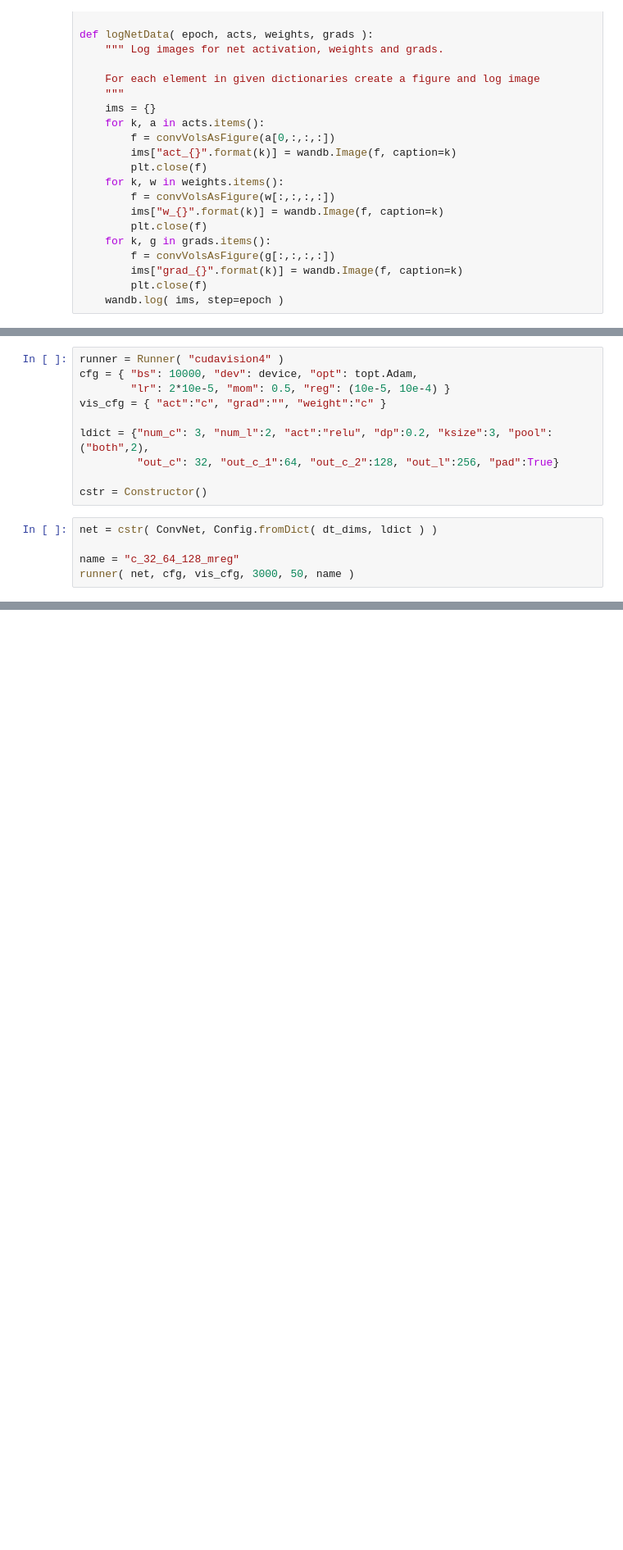
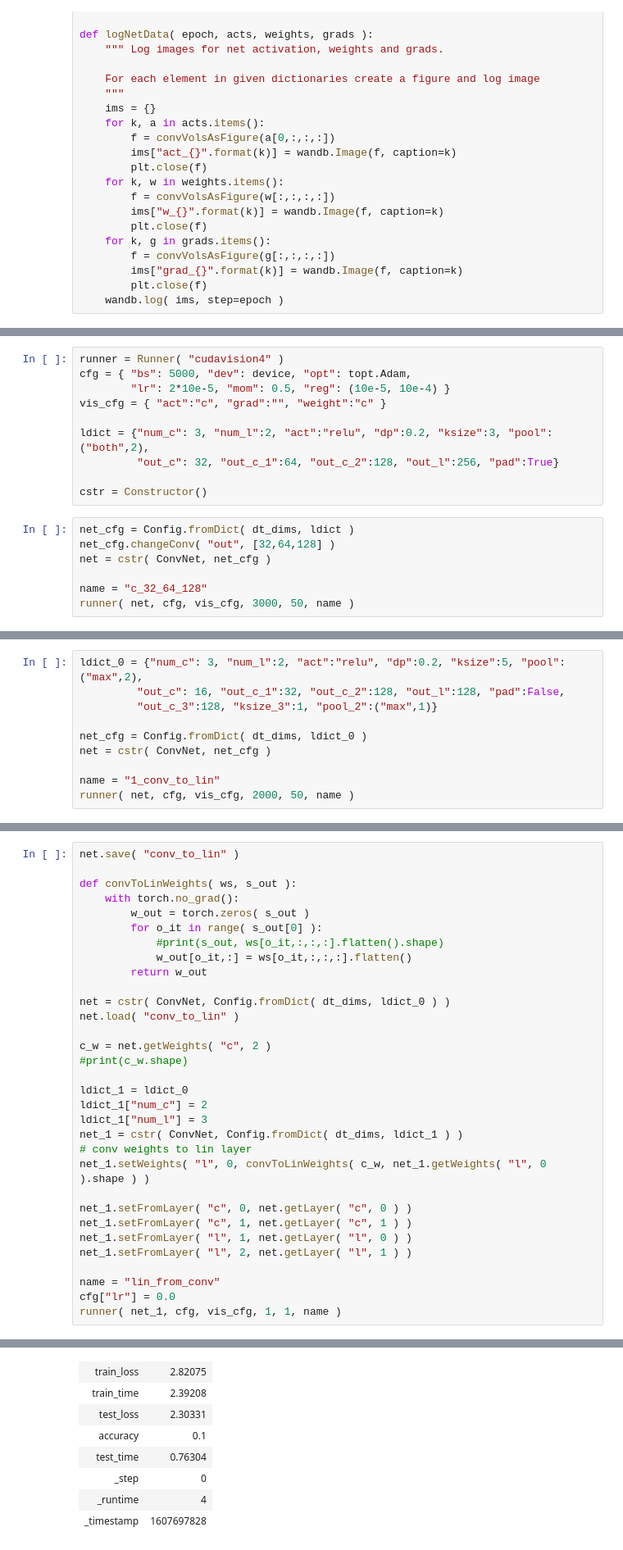
Before and after one commit to gautamjain1009/Cuda-vision-Lab, a Jupyter notebook: cudavision4.ipynb, the cells around one changed output, grey strips where cells are left out. Shown: that part at 82% size. Drawn from its saved outputs; the diff is of its cells as text; blank space fills up the shorter version.

```diff
--- a/cudavision4.ipynb
+++ b/cudavision4.ipynb
@@ -609,6 +646,6 @@ class Runner:
 # %%
 runner = Runner( "cudavision4" )
-cfg = { "bs": 10000, "dev": device, "opt": topt.Adam,
+cfg = { "bs": 5000, "dev": device, "opt": topt.Adam,
         "lr": 2*10e-5, "mom": 0.5, "reg": (10e-5, 10e-4) }
 vis_cfg = { "act":"c", "grad":"", "weight":"c" }
 
@@ -617,7 +654,9 @@ ldict = {"num_c": 3, "num_l":2, "act":"relu", "dp":0.2, "ksize":3, "pool":("both
 
 cstr = Constructor()
 # %%
-net = cstr( ConvNet, Config.fromDict( dt_dims, ldict ) )
+net_cfg = Config.fromDict( dt_dims, ldict )
+net_cfg.changeConv( "out", [32,64,128] )
+net = cstr( ConvNet, net_cfg )
 
-name = "c_32_64_128_mreg"
+name = "c_32_64_128"
 runner( net, cfg, vis_cfg, 3000, 50, name )
@@ -643,0 +741,10 @@ Run data is saved locally in /home/user/horn/Documents/Cuda-vision-Lab/wandb/run
+# %%
+ldict_0 = {"num_c": 3, "num_l":2, "act":"relu", "dp":0.2, "ksize":5, "pool":("max",2),
+         "out_c": 16, "out_c_1":32, "out_c_2":128, "out_l":128, "pad":False,
+         "out_c_3":128, "ksize_3":1, "pool_2":("max",1)}
+
+net_cfg = Config.fromDict( dt_dims, ldict_0 )
+net = cstr( ConvNet, net_cfg )
+
+name = "1_conv_to_lin"
+runner( net, cfg, vis_cfg, 2000, 50, name )
@@ -643,0 +763,33 @@ Run data is saved locally in /home/user/horn/Documents/Cuda-vision-Lab/wandb/run
+# %%
+net.save( "conv_to_lin" )
+
+def convToLinWeights( ws, s_out ):
+    with torch.no_grad():
+        w_out = torch.zeros( s_out )
+        for o_it in range( s_out[0] ):
+            #print(s_out, ws[o_it,:,:,:].flatten().shape)
+            w_out[o_it,:] = ws[o_it,:,:,:].flatten()
+        return w_out
+
+net = cstr( ConvNet, Config.fromDict( dt_dims, ldict_0 ) )
+net.load( "conv_to_lin" )
+
+c_w = net.getWeights( "c", 2 )
+#print(c_w.shape)
+
+ldict_1 = ldict_0
+ldict_1["num_c"] = 2
+ldict_1["num_l"] = 3
+net_1 = cstr( ConvNet, Config.fromDict( dt_dims, ldict_1 ) )
+# conv weights to lin layer
+net_1.setWeights( "l", 0, convToLinWeights( c_w, net_1.getWeights( "l", 0 ).shape ) )
+
+net_1.setFromLayer( "c", 0, net.getLayer( "c", 0 ) )
+net_1.setFromLayer( "c", 1, net.getLayer( "c", 1 ) )
+net_1.setFromLayer( "l", 1, net.getLayer( "l", 0 ) )
+net_1.setFromLayer( "l", 2, net.getLayer( "l", 1 ) )
+
+name = "lin_from_conv"
+cfg["lr"] = 0.0
+runner( net_1, cfg, vis_cfg, 1, 1, name )
+# %% [output]
@@ -643,0 +817,8 @@ Run data is saved locally in /home/user/horn/Documents/Cuda-vision-Lab/wandb/run
+| train_loss | 2.82075 |
+| train_time | 2.39208 |
+| test_loss | 2.30331 |
+| accuracy | 0.1 |
+| test_time | 0.76304 |
+| _step | 0 |
+| _runtime | 4 |
+| _timestamp | 1607697828 |
```
Also changed, not shown: parts of 14 cells of this notebook, 1 other file.
